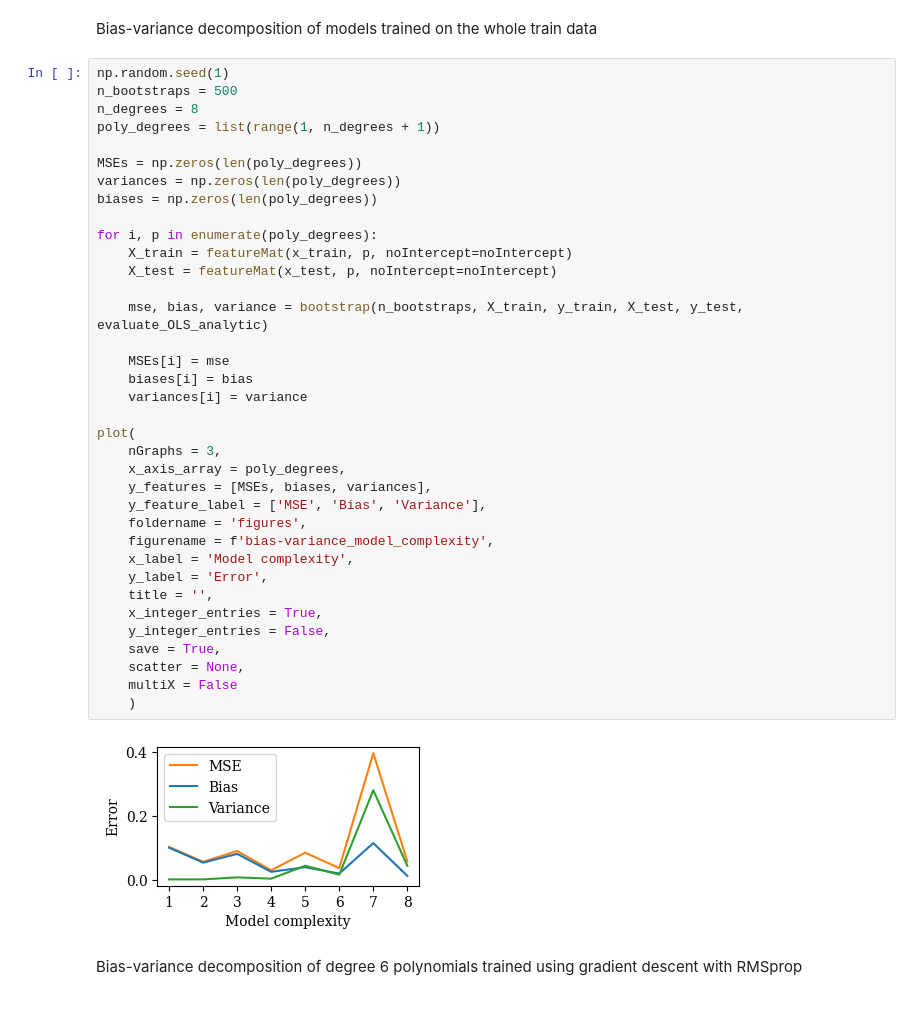
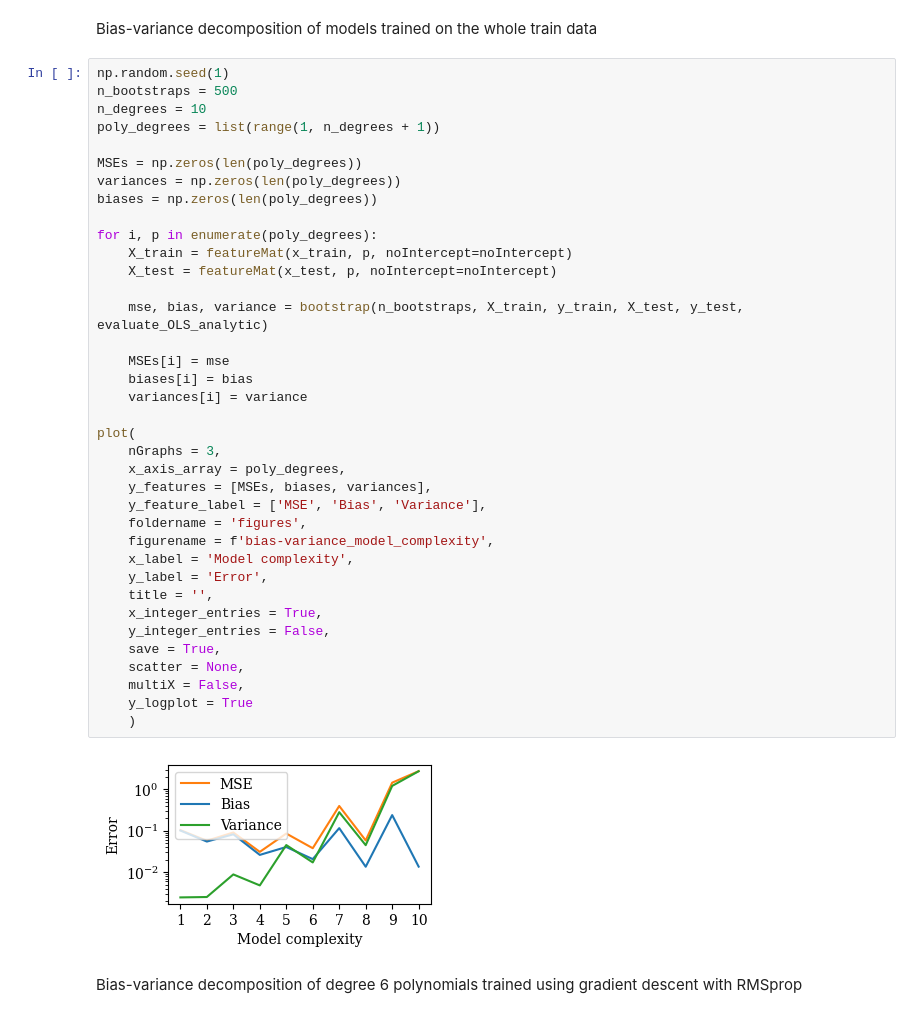
Before and after one commit to yangliu141/Exploration-of-Regression-with-the-Runge-Function, a Jupyter notebook: Code/Showcase_Notebooks/resampling_validation.ipynb, the cells around one changed output. Cells and saved outputs as stored; diff of their text form.

```diff
--- a/Code/Showcase_Notebooks/resampling_validation.ipynb
+++ b/Code/Showcase_Notebooks/resampling_validation.ipynb
@@ -76,41 +76,42 @@ Bias-variance decomposition of models trained on the whole train data
 # %%
 np.random.seed(1)
 n_bootstraps = 500
-n_degrees = 8
+n_degrees = 10
 poly_degrees = list(range(1, n_degrees + 1))
 
 MSEs = np.zeros(len(poly_degrees))
 variances = np.zeros(len(poly_degrees))
 biases = np.zeros(len(poly_degrees))
 
 for i, p in enumerate(poly_degrees):
     X_train = featureMat(x_train, p, noIntercept=noIntercept)
     X_test = featureMat(x_test, p, noIntercept=noIntercept)
 
     mse, bias, variance = bootstrap(n_bootstraps, X_train, y_train, X_test, y_test, evaluate_OLS_analytic)
 
     MSEs[i] = mse
     biases[i] = bias
     variances[i] = variance
 
 plot(
     nGraphs = 3,
     x_axis_array = poly_degrees,
     y_features = [MSEs, biases, variances],
     y_feature_label = ['MSE', 'Bias', 'Variance'],
     foldername = 'figures',
     figurename = f'bias-variance_model_complexity',
     x_label = 'Model complexity',
     y_label = 'Error',
     title = '',
     x_integer_entries = True,
     y_integer_entries = False,
     save = True,
     scatter = None,
-    multiX = False
+    multiX = False,
+    y_logplot = True
     )
 # %% [output]
-[figure, old version]
+[figure, new version]
 # %% [markdown]
 Bias-variance decomposition of degree 6 polynomials trained using gradient descent with RMSprop
 # %%
```
Also changed, not shown: 3 other files.
